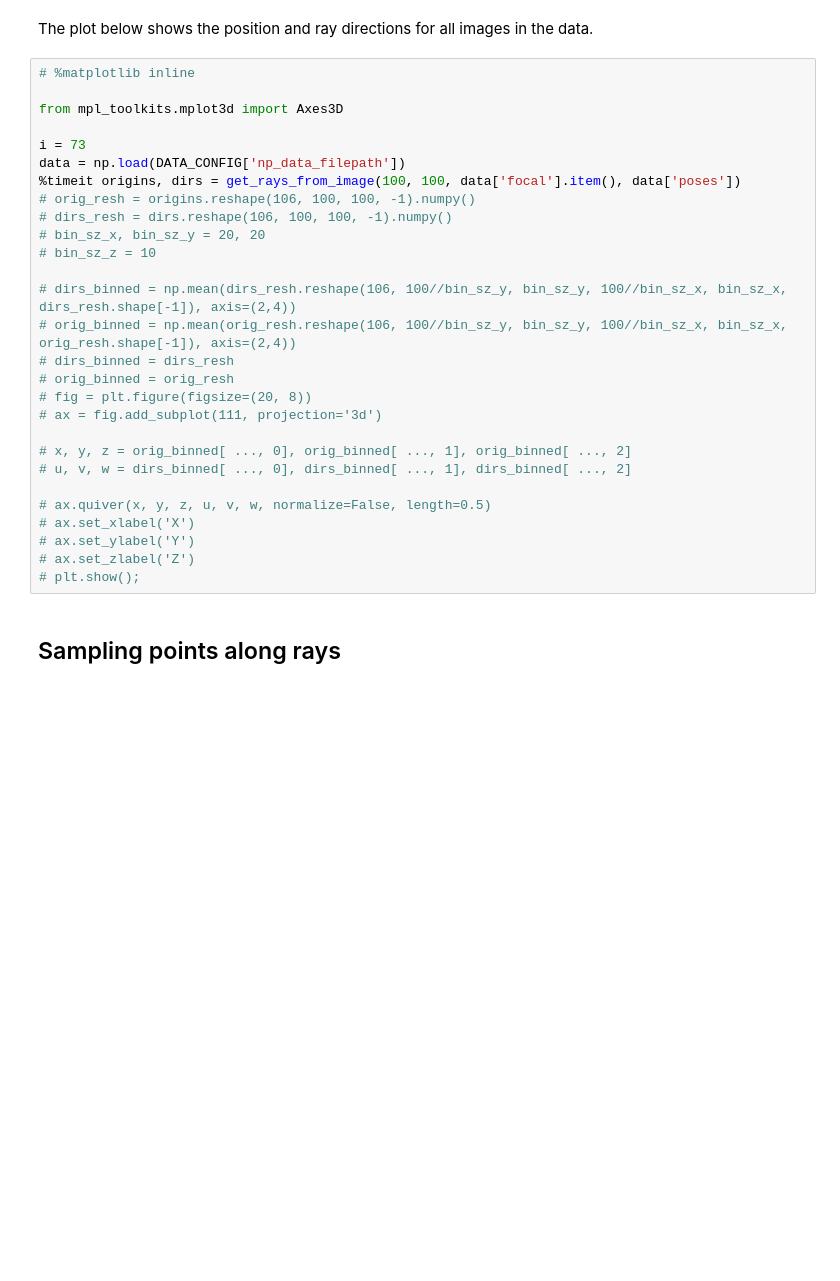
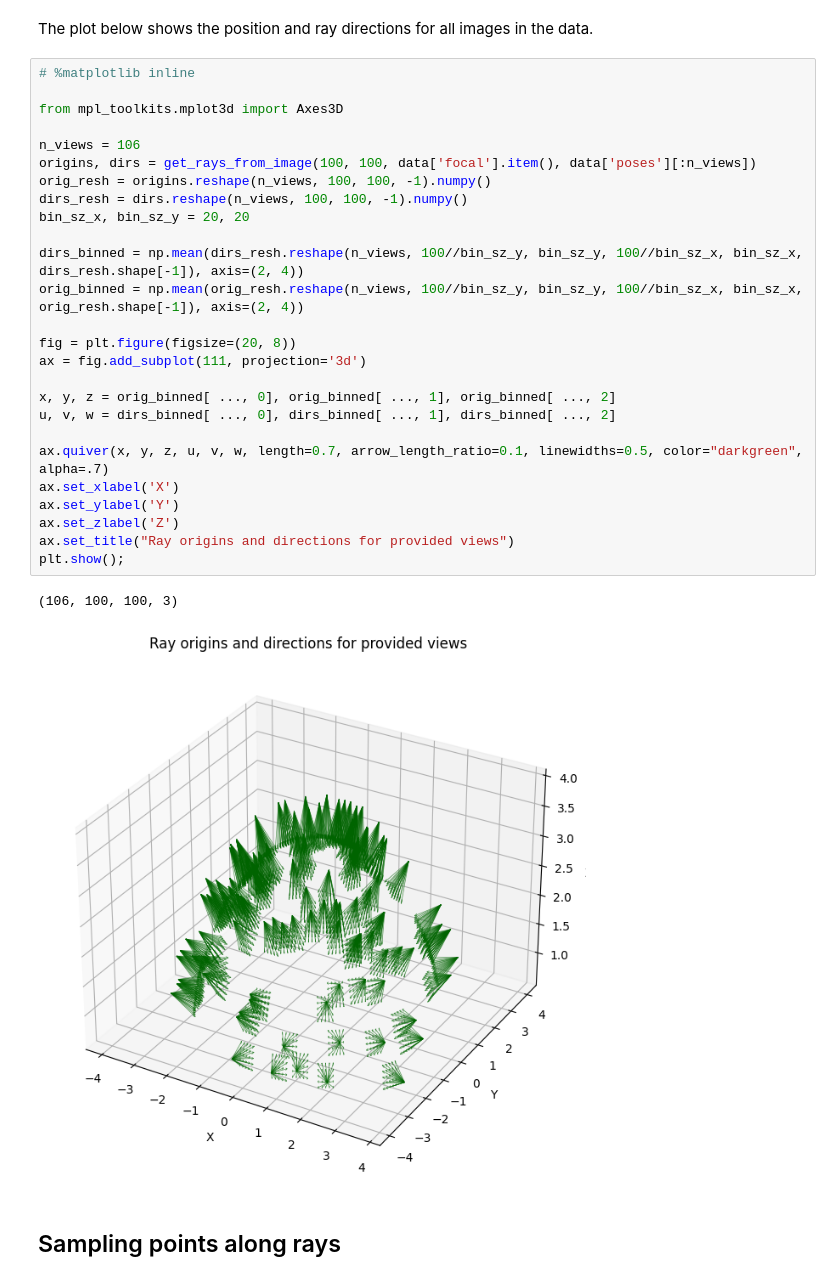
Before and after one commit to LucFrachon/nerf, a Jupyter notebook: NeRF.ipynb, the cells around one changed output. Saved outputs shown, nothing was run; the diff lists cells and outputs as text; blank space fills up the shorter version.

```diff
--- a/NeRF.ipynb
+++ b/NeRF.ipynb
@@ -173,31 +148,32 @@ The plot below shows the position and ray directions for all images in the data.
 # %%
 # %matplotlib inline
 
 from mpl_toolkits.mplot3d import Axes3D
 
-i = 73
-data = np.load(DATA_CONFIG['np_data_filepath'])
-%timeit origins, dirs = get_rays_from_image(100, 100, data['focal'].item(), data['poses'])
-# orig_resh = origins.reshape(106, 100, 100, -1).numpy()
-# dirs_resh = dirs.reshape(106, 100, 100, -1).numpy()
-# bin_sz_x, bin_sz_y = 20, 20
-# bin_sz_z = 10
+n_views = 106
+origins, dirs = get_rays_from_image(100, 100, data['focal'].item(), data['poses'][:n_views])
+orig_resh = origins.reshape(n_views, 100, 100, -1).numpy()
+dirs_resh = dirs.reshape(n_views, 100, 100, -1).numpy()
+bin_sz_x, bin_sz_y = 20, 20
 
-# dirs_binned = np.mean(dirs_resh.reshape(106, 100//bin_sz_y, bin_sz_y, 100//bin_sz_x, bin_sz_x, dirs_resh.shape[-1]), axis=(2,4))
-# orig_binned = np.mean(orig_resh.reshape(106, 100//bin_sz_y, bin_sz_y, 100//bin_sz_x, bin_sz_x, orig_resh.shape[-1]), axis=(2,4))
-# dirs_binned = dirs_resh
-# orig_binned = orig_resh
-# fig = plt.figure(figsize=(20, 8))
-# ax = fig.add_subplot(111, projection='3d')
+dirs_binned = np.mean(dirs_resh.reshape(n_views, 100//bin_sz_y, bin_sz_y, 100//bin_sz_x, bin_sz_x, dirs_resh.shape[-1]), axis=(2, 4))
+orig_binned = np.mean(orig_resh.reshape(n_views, 100//bin_sz_y, bin_sz_y, 100//bin_sz_x, bin_sz_x, orig_resh.shape[-1]), axis=(2, 4))
 
-# x, y, z = orig_binned[ ..., 0], orig_binned[ ..., 1], orig_binned[ ..., 2]
-# u, v, w = dirs_binned[ ..., 0], dirs_binned[ ..., 1], dirs_binned[ ..., 2]
+fig = plt.figure(figsize=(20, 8))
+ax = fig.add_subplot(111, projection='3d')
 
-# ax.quiver(x, y, z, u, v, w, normalize=False, length=0.5)
-# ax.set_xlabel('X')
-# ax.set_ylabel('Y')
-# ax.set_zlabel('Z')
-# plt.show();
+x, y, z = orig_binned[ ..., 0], orig_binned[ ..., 1], orig_binned[ ..., 2]
+u, v, w = dirs_binned[ ..., 0], dirs_binned[ ..., 1], dirs_binned[ ..., 2]
+
+ax.quiver(x, y, z, u, v, w, length=0.7, arrow_length_ratio=0.1, linewidths=0.5, color="darkgreen", alpha=.7)
+ax.set_xlabel('X')
+ax.set_ylabel('Y')
+ax.set_zlabel('Z')
+ax.set_title("Ray origins and directions for provided views")
+plt.show();
+# %% [output]
+(106, 100, 100, 3)
+[figure, added]
 # %% [markdown]
 ## Sampling points along rays
 # %%
```
Also changed, not shown: parts of 29 cells of this notebook.
